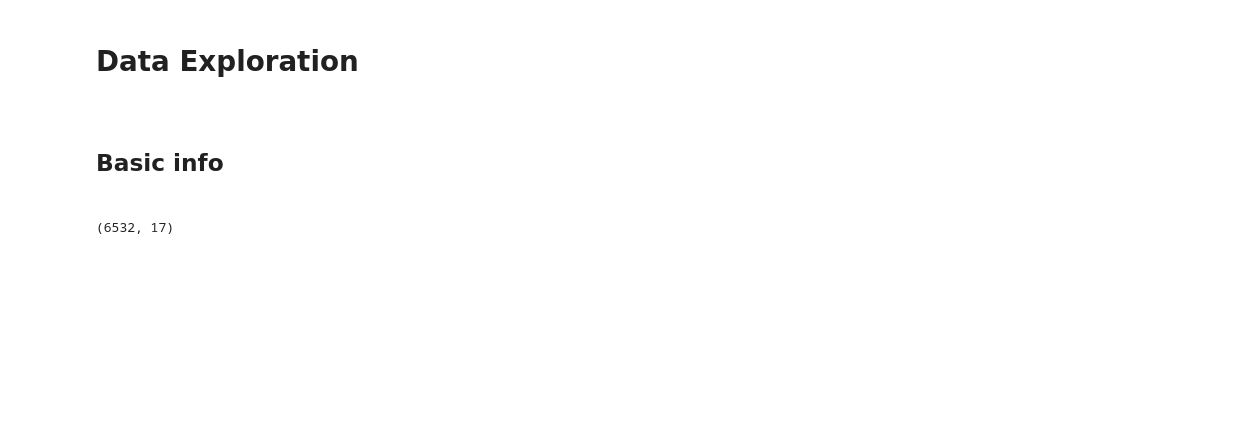
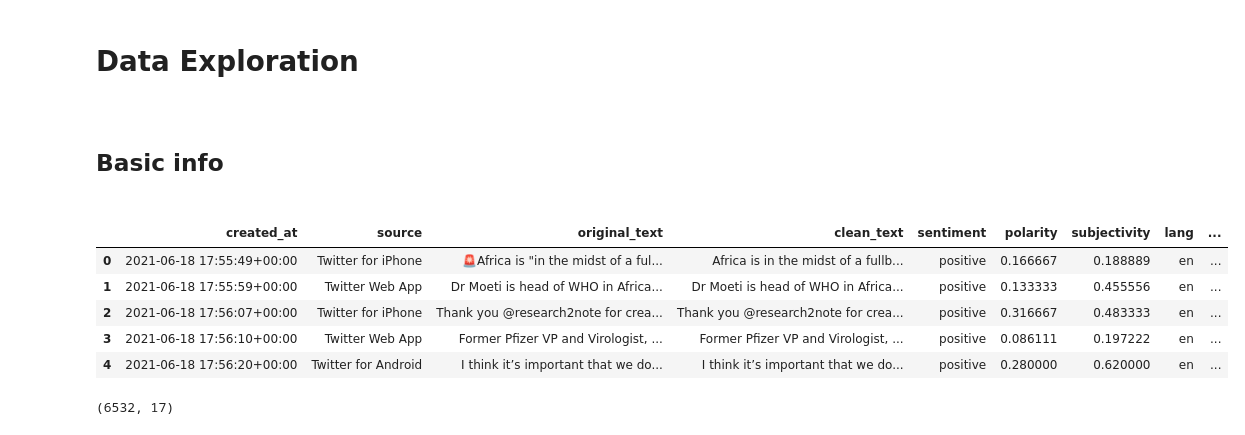
Before and after one commit to zelalemgetahun9374/Twitter-Data-Analysis, a Jupyter notebook: Notebooks/Data_preprocessing_and_exploration.ipynb, the cells around one changed output. Cells and saved outputs as stored; diff of their text form; code cells hidden in the pictures; blank space fills up the shorter version.

```diff
--- a/Notebooks/Data_preprocessing_and_exploration.ipynb
+++ b/Notebooks/Data_preprocessing_and_exploration.ipynb
@@ -191,6 +191,15 @@ tweets_df.to_csv("../data/processed_tweets.csv", index=False)
 <h2>Basic info<h2>
 # %%
 tweets_df = pd.read_csv("../data/processed_tweets.csv")
+# %%
+tweets_df.head(5)
+# %% [output]
+|  | created_at | source | original_text | clean_text | sentiment | polarity | subjectivity | lang | ... |
+| 0 | 2021-06-18 17:55:49+00:00 | Twitter for iPhone | 🚨Africa is "in the midst of a ful... | Africa is in the midst of a fullb... | positive | 0.166667 | 0.188889 | en | ... |
+| 1 | 2021-06-18 17:55:59+00:00 | Twitter Web App | Dr Moeti is head of WHO in Africa... | Dr Moeti is head of WHO in Africa... | positive | 0.133333 | 0.455556 | en | ... |
+| 2 | 2021-06-18 17:56:07+00:00 | Twitter for iPhone | Thank you @research2note for crea... | Thank you @research2note for crea... | positive | 0.316667 | 0.483333 | en | ... |
+| 3 | 2021-06-18 17:56:10+00:00 | Twitter Web App | Former Pfizer VP and Virologist, ... | Former Pfizer VP and Virologist, ... | positive | 0.086111 | 0.197222 | en | ... |
+| 4 | 2021-06-18 17:56:20+00:00 | Twitter for Android | I think it’s important that we do... | I think it’s important that we do... | positive | 0.280000 | 0.620000 | en | ... |
 # %%
 # shape of dataframe
 tweets_df.shape
```
Also changed, not shown: parts of 16 cells of this notebook, 1 other file.
